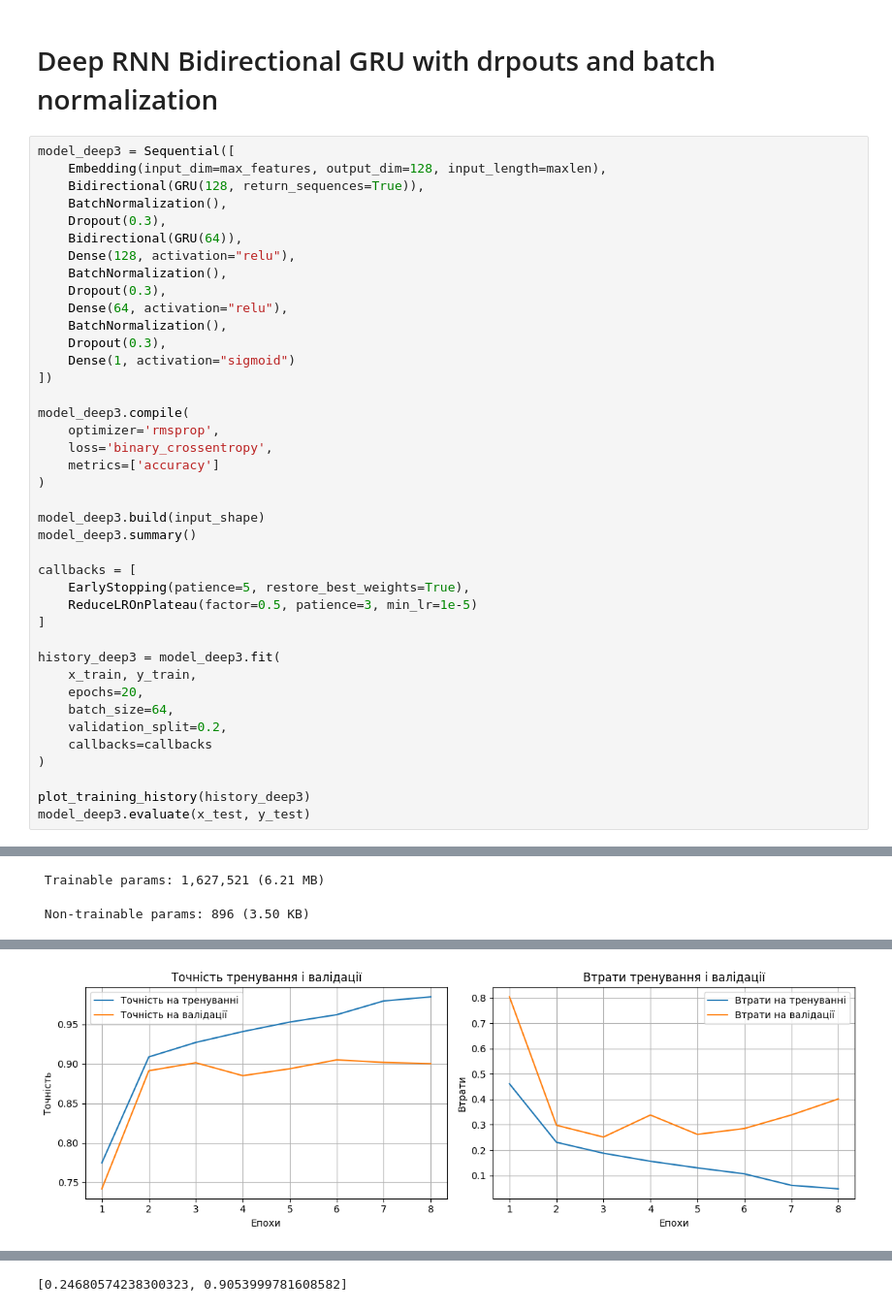
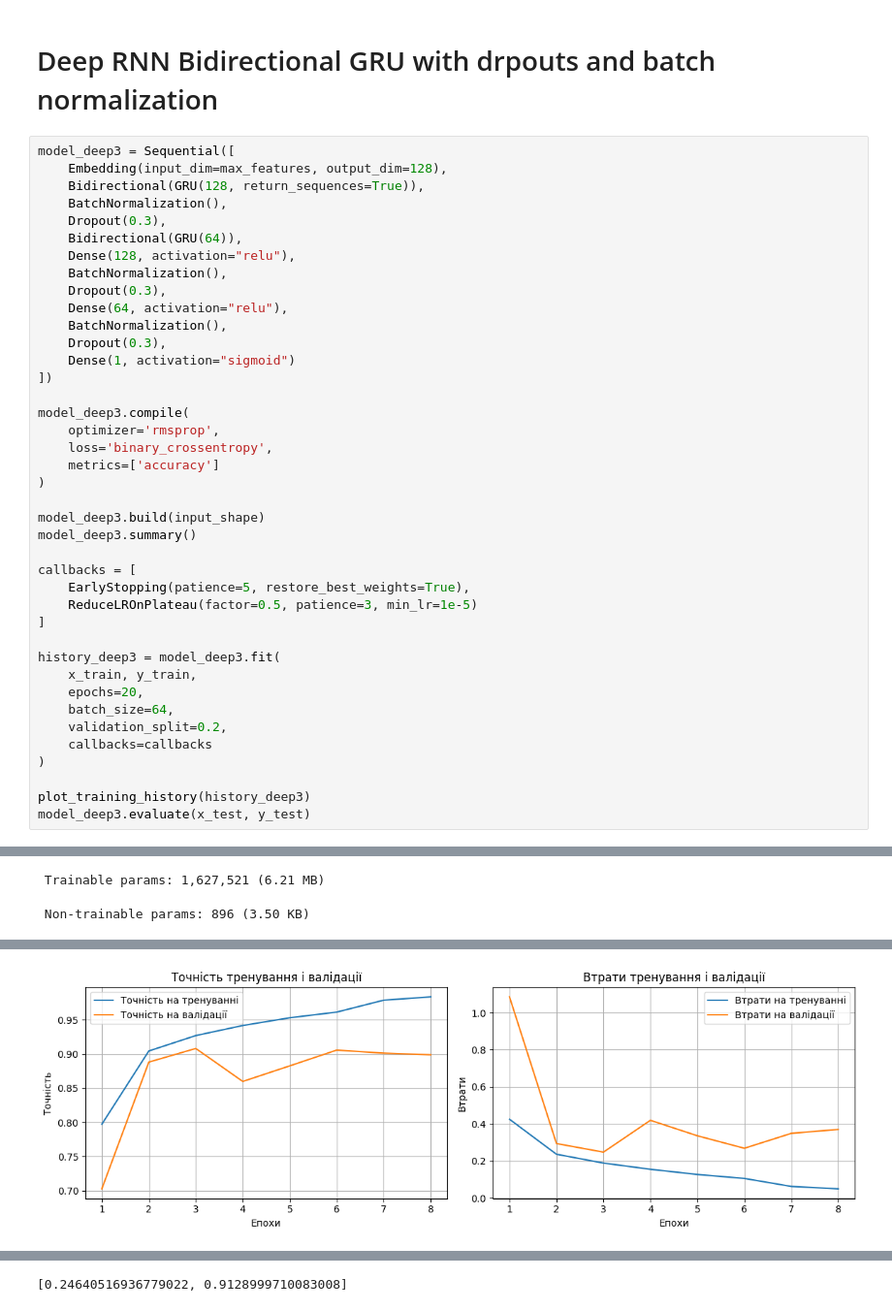
Before and after one commit to peakodev/data_science, a Jupyter notebook: home_11/Hw11.ipynb, the cells around one changed output, grey strips where cells are left out. Shown: that part at 97% size. Saved outputs shown, nothing was run; the diff lists cells and outputs as text.

```diff
--- a/home_11/Hw11.ipynb
+++ b/home_11/Hw11.ipynb
@@ -442,7 +442,7 @@ Epoch 5/5
 # Deep RNN Bidirectional GRU with drpouts and batch normalization
 # %%
 model_deep3 = Sequential([
-    Embedding(input_dim=max_features, output_dim=128, input_length=maxlen),
+    Embedding(input_dim=max_features, output_dim=128),
     Bidirectional(GRU(128, return_sequences=True)),
     BatchNormalization(),
     Dropout(0.3),
@@ -521 +521 @@ Epoch 8/20
-[figure, old version]
+[figure, new version]
@@ -523 +523 @@ Epoch 8/20
-[0.24680574238300323, 0.9053999781608582]
+[0.24640516936779022, 0.9128999710083008]
```
Also changed, not shown: parts of 1 cell of this notebook.
